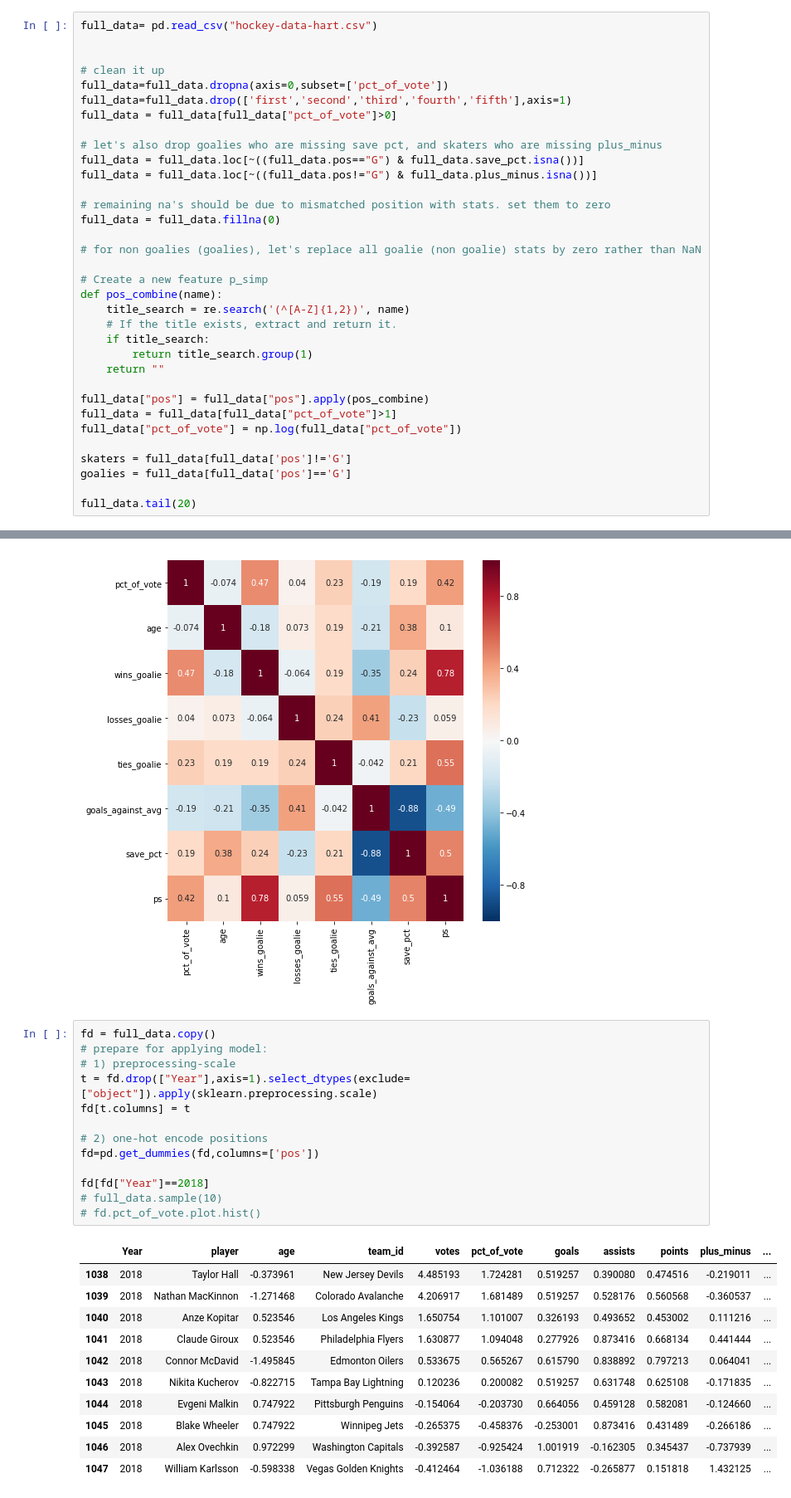
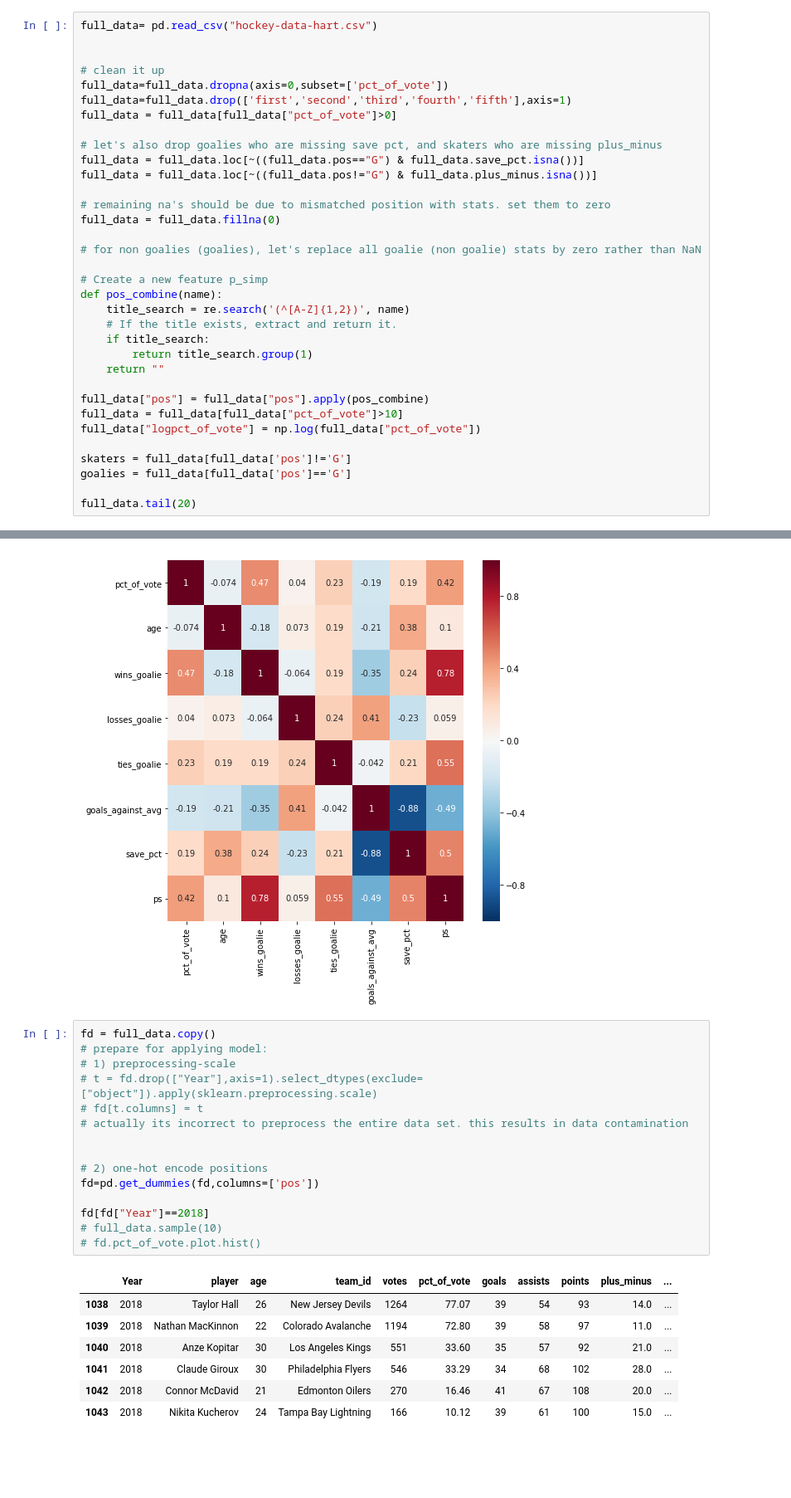
Before and after one commit to dbz10/NHL-Player-Awards, a Jupyter notebook: NHL MVP prediction.ipynb, the cells around one changed output, grey strips where cells are left out. Shown at 83% size. Drawn from its saved outputs; the diff is of its cells as text; blank space fills up the shorter version.

```diff
--- a/NHL MVP prediction.ipynb
+++ b/NHL MVP prediction.ipynb
@@ -131,8 +131,8 @@ def pos_combine(name):
     return ""
 
 full_data["pos"] = full_data["pos"].apply(pos_combine)
-full_data = full_data[full_data["pct_of_vote"]>1]
-full_data["pct_of_vote"] = np.log(full_data["pct_of_vote"])
+full_data = full_data[full_data["pct_of_vote"]>10]
+full_data["logpct_of_vote"] = np.log(full_data["pct_of_vote"])
 
 skaters = full_data[full_data['pos']!='G']
 goalies = full_data[full_data['pos']=='G']
@@ -213,28 +213,26 @@ sns.heatmap(f,annot=True,cmap="RdBu_r",vmin=-1,vmax=1);
 # %%
 fd = full_data.copy()
 # prepare for applying model:
 # 1) preprocessing-scale
-t = fd.drop(["Year"],axis=1).select_dtypes(exclude=["object"]).apply(sklearn.preprocessing.scale)
-fd[t.columns] = t
+# t = fd.drop(["Year"],axis=1).select_dtypes(exclude=["object"]).apply(sklearn.preprocessing.scale)
+# fd[t.columns] = t
+# actually its incorrect to preprocess the entire data set. this results in data contamination
+
 
 # 2) one-hot encode positions
 fd=pd.get_dummies(fd,columns=['pos'])
 
 fd[fd["Year"]==2018]
 # full_data.sample(10)
 # fd.pct_of_vote.plot.hist()
 # %% [output]
 |  | Year | player | age | team_id | votes | pct_of_vote | goals | assists | points | plus_minus | ... |
-| 1038 | 2018 | Taylor Hall | -0.373961 | New Jersey Devils | 4.485193 | 1.724281 | 0.519257 | 0.390080 | 0.474516 | -0.219011 | ... |
-| 1039 | 2018 | Nathan MacKinnon | -1.271468 | Colorado Avalanche | 4.206917 | 1.681489 | 0.519257 | 0.528176 | 0.560568 | -0.360537 | ... |
-| 1040 | 2018 | Anze Kopitar | 0.523546 | Los Angeles Kings | 1.650754 | 1.101007 | 0.326193 | 0.493652 | 0.453002 | 0.111216 | ... |
-| 1041 | 2018 | Claude Giroux | 0.523546 | Philadelphia Flyers | 1.630877 | 1.094048 | 0.277926 | 0.873416 | 0.668134 | 0.441444 | ... |
-| 1042 | 2018 | Connor McDavid | -1.495845 | Edmonton Oilers | 0.533675 | 0.565267 | 0.615790 | 0.838892 | 0.797213 | 0.064041 | ... |
-| 1043 | 2018 | Nikita Kucherov | -0.822715 | Tampa Bay Lightning | 0.120236 | 0.200082 | 0.519257 | 0.631748 | 0.625108 | -0.171835 | ... |
-| 1044 | 2018 | Evgeni Malkin | 0.747922 | Pittsburgh Penguins | -0.154064 | -0.203730 | 0.664056 | 0.459128 | 0.582081 | -0.124660 | ... |
-| 1045 | 2018 | Blake Wheeler | 0.747922 | Winnipeg Jets | -0.265375 | -0.458376 | -0.253001 | 0.873416 | 0.431489 | -0.266186 | ... |
-| 1046 | 2018 | Alex Ovechkin | 0.972299 | Washington Capitals | -0.392587 | -0.925424 | 1.001919 | -0.162305 | 0.345437 | -0.737939 | ... |
-| 1047 | 2018 | William Karlsson | -0.598338 | Vegas Golden Knights | -0.412464 | -1.036188 | 0.712322 | -0.265877 | 0.151818 | 1.432125 | ... |
+| 1038 | 2018 | Taylor Hall | 26 | New Jersey Devils | 1264 | 77.07 | 39 | 54 | 93 | 14.0 | ... |
+| 1039 | 2018 | Nathan MacKinnon | 22 | Colorado Avalanche | 1194 | 72.80 | 39 | 58 | 97 | 11.0 | ... |
+| 1040 | 2018 | Anze Kopitar | 30 | Los Angeles Kings | 551 | 33.60 | 35 | 57 | 92 | 21.0 | ... |
+| 1041 | 2018 | Claude Giroux | 30 | Philadelphia Flyers | 546 | 33.29 | 34 | 68 | 102 | 28.0 | ... |
+| 1042 | 2018 | Connor McDavid | 21 | Edmonton Oilers | 270 | 16.46 | 41 | 67 | 108 | 20.0 | ... |
+| 1043 | 2018 | Nikita Kucherov | 24 | Tampa Bay Lightning | 166 | 10.12 | 39 | 61 | 100 | 15.0 | ... |
 # %%
 from sklearn.decomposition import PCA
 pca = PCA(0.95)
```
Also changed, not shown: parts of 8 cells of this notebook.
